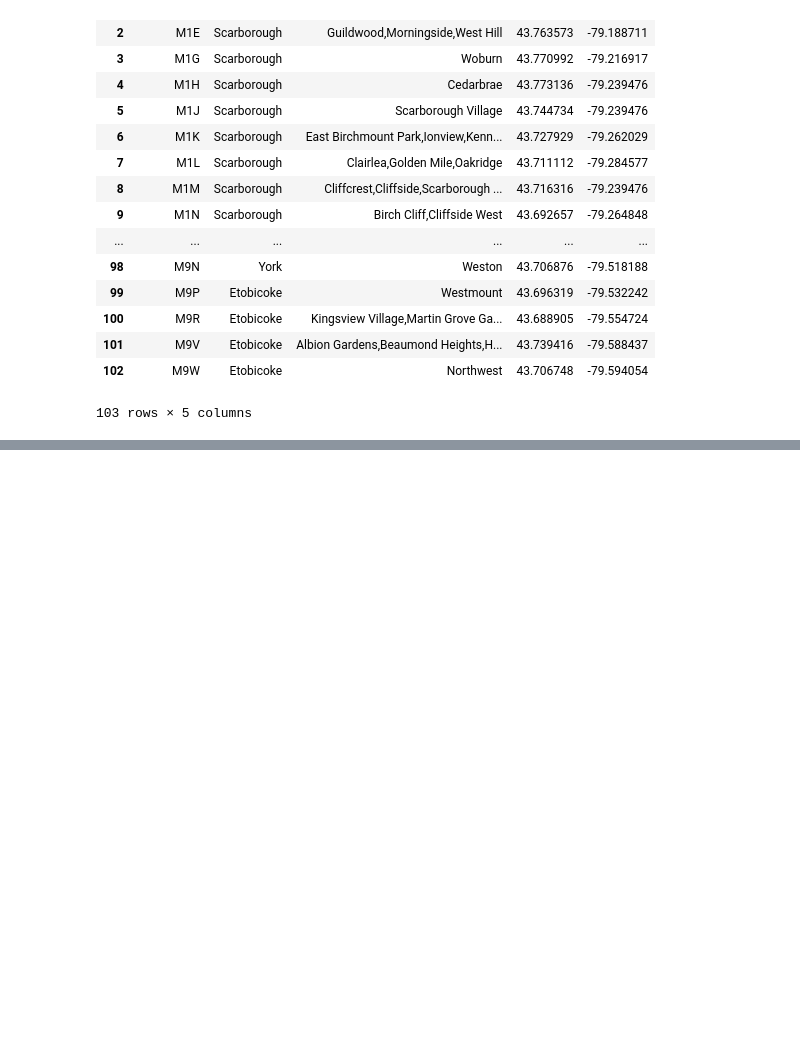
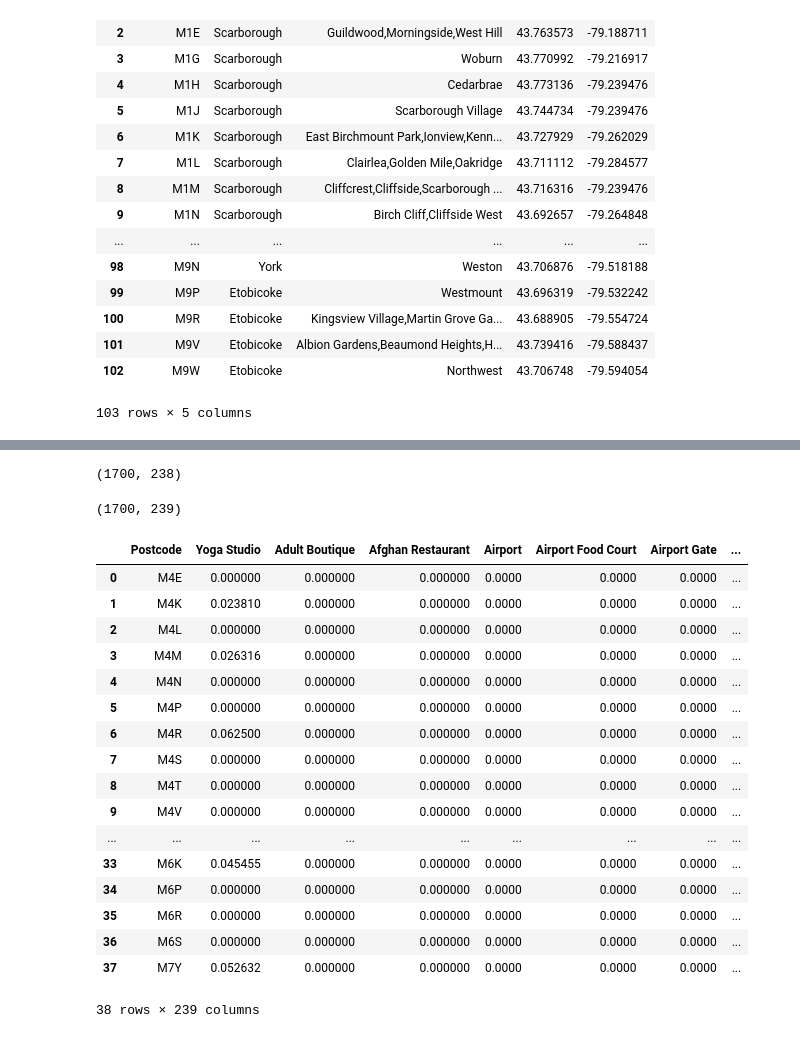
Before and after one commit to srinivasanbragadeesan/datascience-example, a Jupyter notebook: nb-toronto-explore-cluster.ipynb, the cells around one changed output, grey strips where cells are left out. Drawn from its saved outputs; the diff is of its cells as text; code cells hidden in the pictures; blank space fills up the shorter version.

```diff
--- a/nb-toronto-explore-cluster.ipynb
+++ b/nb-toronto-explore-cluster.ipynb
@@ -70,0 +180,37 @@ clean_df
+# %%
+toronto_hot = pd.get_dummies(toronto_venues[['Venue Category']], prefix="", prefix_sep="")
+
+print (toronto_hot.shape)
+
+fixed_columns = [toronto_hot.columns[-1]] + list(toronto_hot.columns[:-1])
+
+toronto_hot = toronto_hot[fixed_columns]
+
+toronto_hot['Postcode'] = toronto_venues['Postcode']
+
+toronto_hot.shape
+# %% [output]
+(1700, 238)
+(1700, 239)
+# %%
+toronto_grouped = toronto_hot.groupby('Postcode').mean().reset_index()
+toronto_grouped
+# %% [output]
+|  | Postcode | Yoga Studio | Adult Boutique | Afghan Restaurant | Airport | Airport Food Court | Airport Gate | ... |
+| 0 | M4E | 0.000000 | 0.000000 | 0.000000 | 0.0000 | 0.0000 | 0.0000 | ... |
+| 1 | M4K | 0.023810 | 0.000000 | 0.000000 | 0.0000 | 0.0000 | 0.0000 | ... |
+| 2 | M4L | 0.000000 | 0.000000 | 0.000000 | 0.0000 | 0.0000 | 0.0000 | ... |
+| 3 | M4M | 0.026316 | 0.000000 | 0.000000 | 0.0000 | 0.0000 | 0.0000 | ... |
+| 4 | M4N | 0.000000 | 0.000000 | 0.000000 | 0.0000 | 0.0000 | 0.0000 | ... |
+| 5 | M4P | 0.000000 | 0.000000 | 0.000000 | 0.0000 | 0.0000 | 0.0000 | ... |
+| 6 | M4R | 0.062500 | 0.000000 | 0.000000 | 0.0000 | 0.0000 | 0.0000 | ... |
+| 7 | M4S | 0.000000 | 0.000000 | 0.000000 | 0.0000 | 0.0000 | 0.0000 | ... |
+| 8 | M4T | 0.000000 | 0.000000 | 0.000000 | 0.0000 | 0.0000 | 0.0000 | ... |
+| 9 | M4V | 0.000000 | 0.000000 | 0.000000 | 0.0000 | 0.0000 | 0.0000 | ... |
+| ... | ... | ... | ... | ... | ... | ... | ... | ... |
+| 33 | M6K | 0.045455 | 0.000000 | 0.000000 | 0.0000 | 0.0000 | 0.0000 | ... |
+| 34 | M6P | 0.000000 | 0.000000 | 0.000000 | 0.0000 | 0.0000 | 0.0000 | ... |
+| 35 | M6R | 0.000000 | 0.000000 | 0.000000 | 0.0000 | 0.0000 | 0.0000 | ... |
+| 36 | M6S | 0.000000 | 0.000000 | 0.000000 | 0.0000 | 0.0000 | 0.0000 | ... |
+| 37 | M7Y | 0.052632 | 0.000000 | 0.000000 | 0.0000 | 0.0000 | 0.0000 | ... |
+38 rows × 239 columns
```
Also changed, not shown: parts of 16 cells of this notebook.
